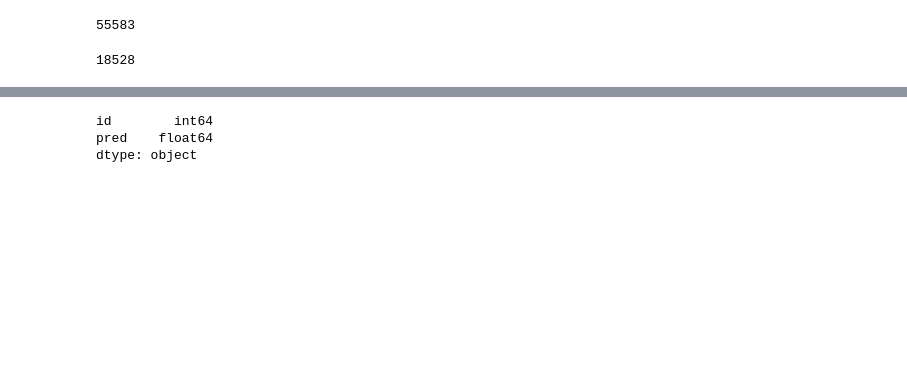
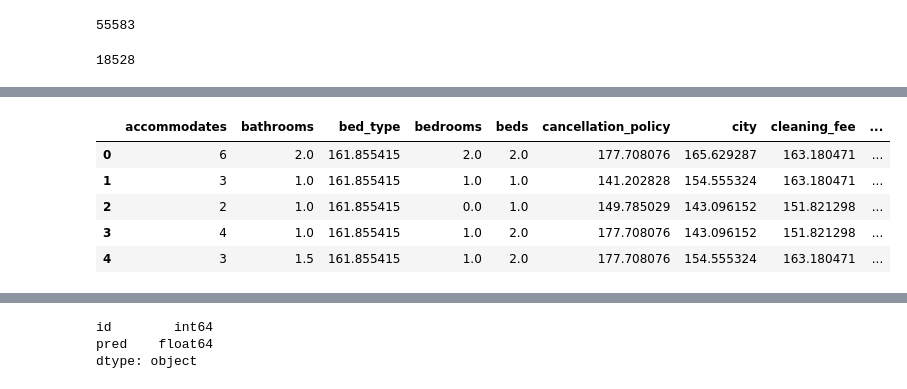
Before and after one commit to yuto-kobayashi-1/signate-AIQuest, a Jupyter notebook: 210716_AIQuest.ipynb, the cells around one changed output, grey strips where cells are left out. Saved outputs shown, nothing was run; the diff lists cells and outputs as text; code cells hidden in the pictures; blank space fills up the shorter version.

```diff
--- a/210716_AIQuest.ipynb
+++ b/210716_AIQuest.ipynb
@@ -194,0 +238,9 @@ score["pred"] = np.mean(preds,axis=1)
+# %%
+df_test[cols].head()
+# %% [output]
+|  | accommodates | bathrooms | bed_type | bedrooms | beds | cancellation_policy | city | cleaning_fee | ... |
+| 0 | 6 | 2.0 | 161.855415 | 2.0 | 2.0 | 177.708076 | 165.629287 | 163.180471 | ... |
+| 1 | 3 | 1.0 | 161.855415 | 1.0 | 1.0 | 141.202828 | 154.555324 | 163.180471 | ... |
+| 2 | 2 | 1.0 | 161.855415 | 0.0 | 1.0 | 149.785029 | 143.096152 | 151.821298 | ... |
+| 3 | 4 | 1.0 | 161.855415 | 1.0 | 2.0 | 177.708076 | 143.096152 | 151.821298 | ... |
+| 4 | 3 | 1.5 | 161.855415 | 1.0 | 2.0 | 177.708076 | 154.555324 | 163.180471 | ... |
```
Also changed, not shown: parts of 15 cells of this notebook.
